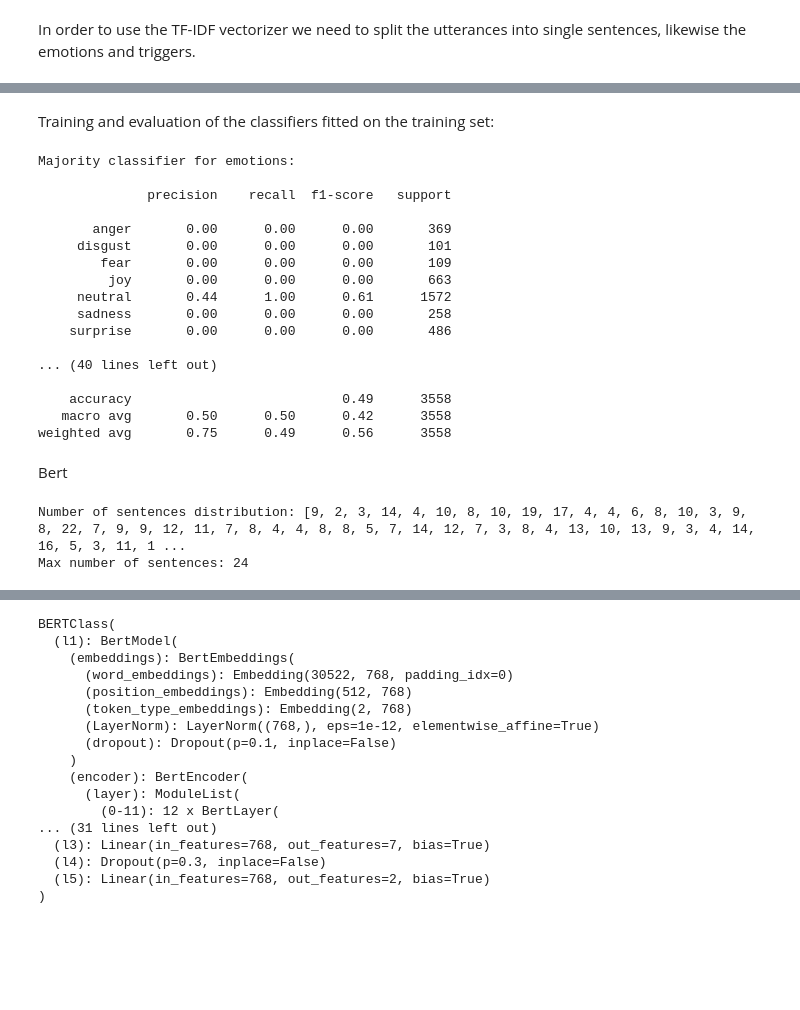
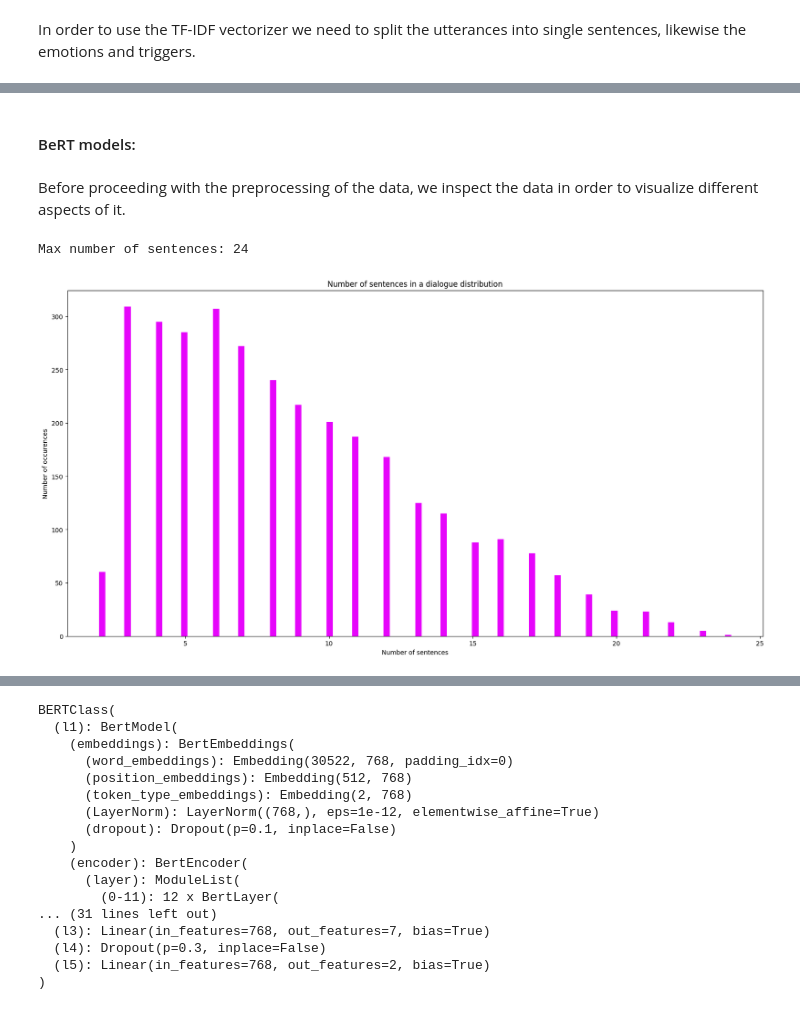
Before and after one commit to CipStr/NLProject, a Jupyter notebook: 420f.ipynb, the cells around one changed output, grey strips where cells are left out. Cells and saved outputs as stored; diff of their text form; code cells hidden in the pictures; blank space fills up the shorter version.

```diff
--- a/420f.ipynb
+++ b/420f.ipynb
@@ -234,57 +316,21 @@ dummy_clf_random_triggers = DummyClassifier(strategy="uniform")
-# %% [markdown]
-Training and evaluation of the classifiers fitted on the training set:
-# %%
-# E2motions baseline
-dummy_clf_majority_emotions.fit(x_train_base, y_train_emotions)
-dummy_clf_random_emotions.fit(x_train_base, y_train_emotions)
-
-y_pred_majority_emotions = dummy_clf_majority_emotions.predict(x_test_base)
-y_pred_random_emotions = dummy_clf_random_emotions.predict(x_test_base)
-print("Majority classifier for emotions: \n")
-print(evaluate(y_test_emotions, y_pred_majority_emotions))
-print("-------------------------------------------------------")
-print("Random classifier for emotions: \n")
-print(evaluate(y_test_emotions, y_pred_random_emotions))
-print("-------------------------------------------------------")
-
-# Triggers baseline
-dummy_clf_majority_triggers.fit(x_train_base, y_train_triggers)
-dummy_clf_random_triggers.fit(x_train_base, y_train_triggers)
-
-y_pred_majority_triggers = dummy_clf_majority_triggers.predict(x_test_base)
-y_pred_random_triggers = dummy_clf_random_triggers.predict(x_test_base)
-print("Majority classifier for triggers: \n")
-print(evaluate(y_test_triggers, y_pred_majority_triggers))
-print("-------------------------------------------------------")
-print("Random classifier for triggers: \n")
-print(evaluate(y_test_triggers, y_pred_random_triggers))
-# %% [output]
-Majority classifier for emotions:
-
-              precision    recall  f1-score   support
-
-       anger       0.00      0.00      0.00       369
-     disgust       0.00      0.00      0.00       101
-        fear       0.00      0.00      0.00       109
-         joy       0.00      0.00      0.00       663
-     neutral       0.44      1.00      0.61      1572
-     sadness       0.00      0.00      0.00       258
-    surprise       0.00      0.00      0.00       486
-
-... (40 lines left out)
-
-    accuracy                           0.49      3558
-   macro avg       0.50      0.50      0.42      3558
-weighted avg       0.75      0.49      0.56      3558
-# %% [markdown]
-Bert
+# %% [markdown]
+#### BeRT models:
+# %% [markdown]
+Before proceeding with the preprocessing of the data, we inspect the data in order to visualize different aspects of it.
 # %%
 # get number of sentencese distribution
 num_sentences = []
 for index, row in df_train.iterrows():
     num_sentences.append(len(row["utterances"]))
-print(f"Number of sentences distribution: {num_sentences}")
 print(f"Max number of sentences: {max(num_sentences)}")
+
+# Plot number of sentences distribution
+plt.figure(figsize=(20,10))
+plt.hist(num_sentences, bins=100, color=set_color(1))
+plt.title("Number of sentences in a dialogue distribution")
+plt.xlabel("Number of sentences")
+plt.ylabel("Number of occurences")
+plt.show()
 # %% [output]
-Number of sentences distribution: [9, 2, 3, 14, 4, 10, 8, 10, 19, 17, 4, 4, 6, 8, 10, 3, 9, 8, 22, 7, 9, 9, 12, 11, 7, 8, 4, 4, 8, 8, 5, 7, 14, 12, 7, 3, 8, 4, 13, 10, 13, 9, 3, 4, 14, 16, 5, 3, 11, 1 ...
 Max number of sentences: 24
+[figure, added]
```
Also changed, not shown: parts of 117 cells of this notebook, 4 other files.
